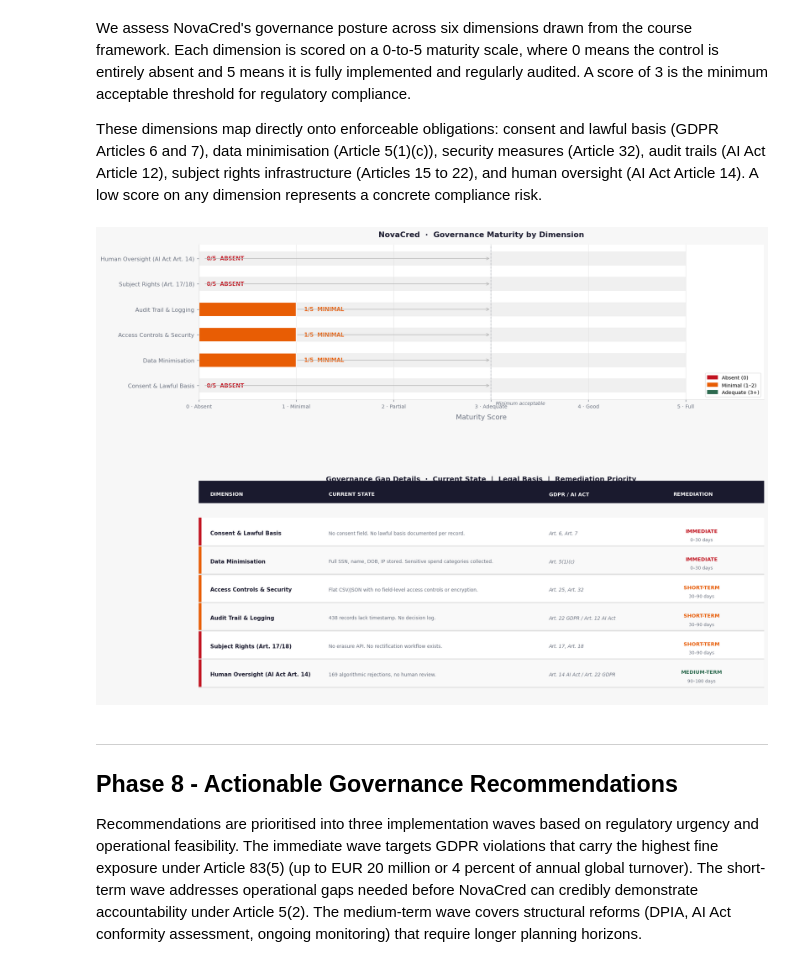
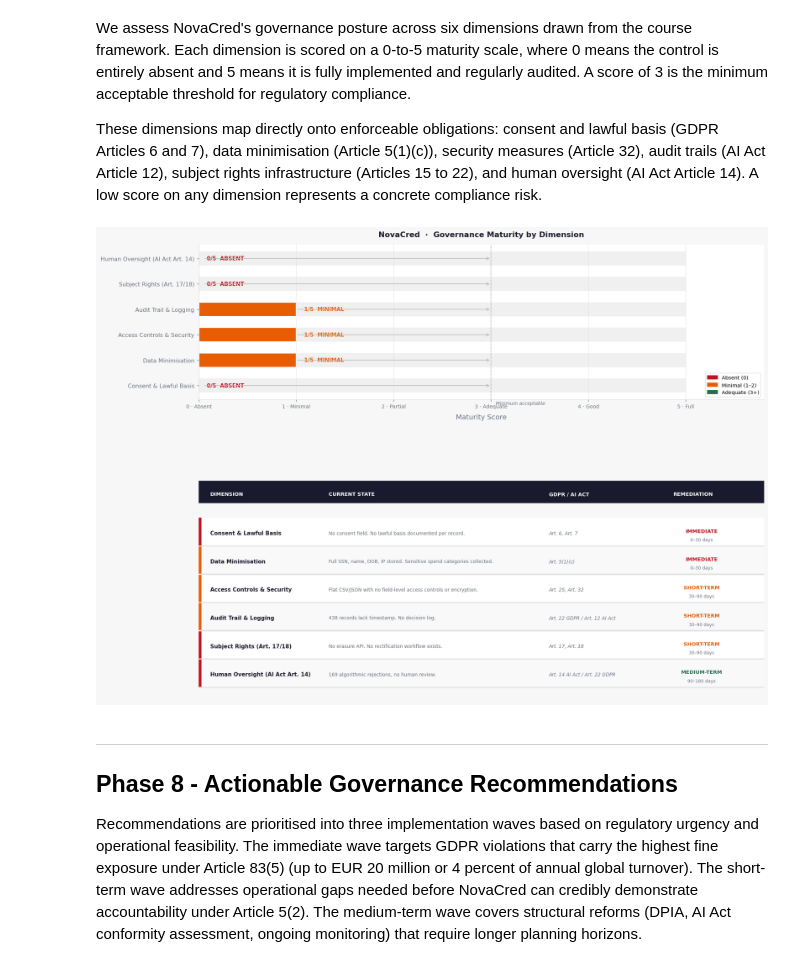
Before and after one commit to leobbaroni/Team13_DEGO_Repo, a Jupyter notebook: notebooks/03-privacy-demo.ipynb, the cells around one changed output. Drawn from its saved outputs; the diff is of its cells as text; code cells hidden in the pictures.

```diff
--- a/notebooks/03-privacy-demo.ipynb
+++ b/notebooks/03-privacy-demo.ipynb
@@ -1225,7 +1225,7 @@ header_y   = 0.93
 col_labels = ['DIMENSION', 'CURRENT STATE', 'GDPR / AI ACT', 'REMEDIATION']
 
 # table title
-ax2.text(0.5, 1.01,
+ax2.text(0.5, 0.95,
          'Governance Gap Details  ·  Current State  |  Legal Basis  |  Remediation Priority',
          transform=ax2.transAxes, fontsize=11, fontweight='bold',
          color=TEXT, ha='center')
@@ -1266,34 +1266,34 @@ for i, dim in enumerate(dims):
              fontweight='bold', color=TEXT, va='center')
 
     # current state
     ax2.text(col_x[1] + 0.01, row_y + 0.02, state,
              transform=ax2.transAxes, fontsize=7.5,
              color=MUTED, va='center')
 
     # GDPR article
     ax2.text(col_x[2] + 0.01, row_y + 0.02, article,
              transform=ax2.transAxes, fontsize=7.5,
              color=MUTED, va='center', style='italic')
 
     # remediation
     rem_parts = rem.split('\n')
     ax2.text(col_x[3] + 0.06, row_y + 0.03, rem_parts[0],
              transform=ax2.transAxes, fontsize=8,
              fontweight='bold', color=rem_col, ha='center', va='center')
     ax2.text(col_x[3] + 0.06, row_y - 0.01, rem_parts[1],
              transform=ax2.transAxes, fontsize=7,
              color=MUTED, ha='center', va='center')
 
     # row divider — fixed, no transform on axhline
     ax2.add_patch(plt.Rectangle((0, row_y - 0.04), 1.0, 0.002,
                   transform=ax2.transAxes, color=BORDER,
                   clip_on=False, zorder=2))
 
 plt.savefig('../reports/governance_gaps.png', bbox_inches='tight',
             facecolor=fig.get_facecolor(), dpi=150)
 plt.show()
 # %% [output]
-[figure, old version]
+[figure, new version]
 # %% [markdown]
 ---
 ## Phase 8 - Actionable Governance Recommendations
```
Also changed, not shown: parts of 6 cells of this notebook, 3 other files.
